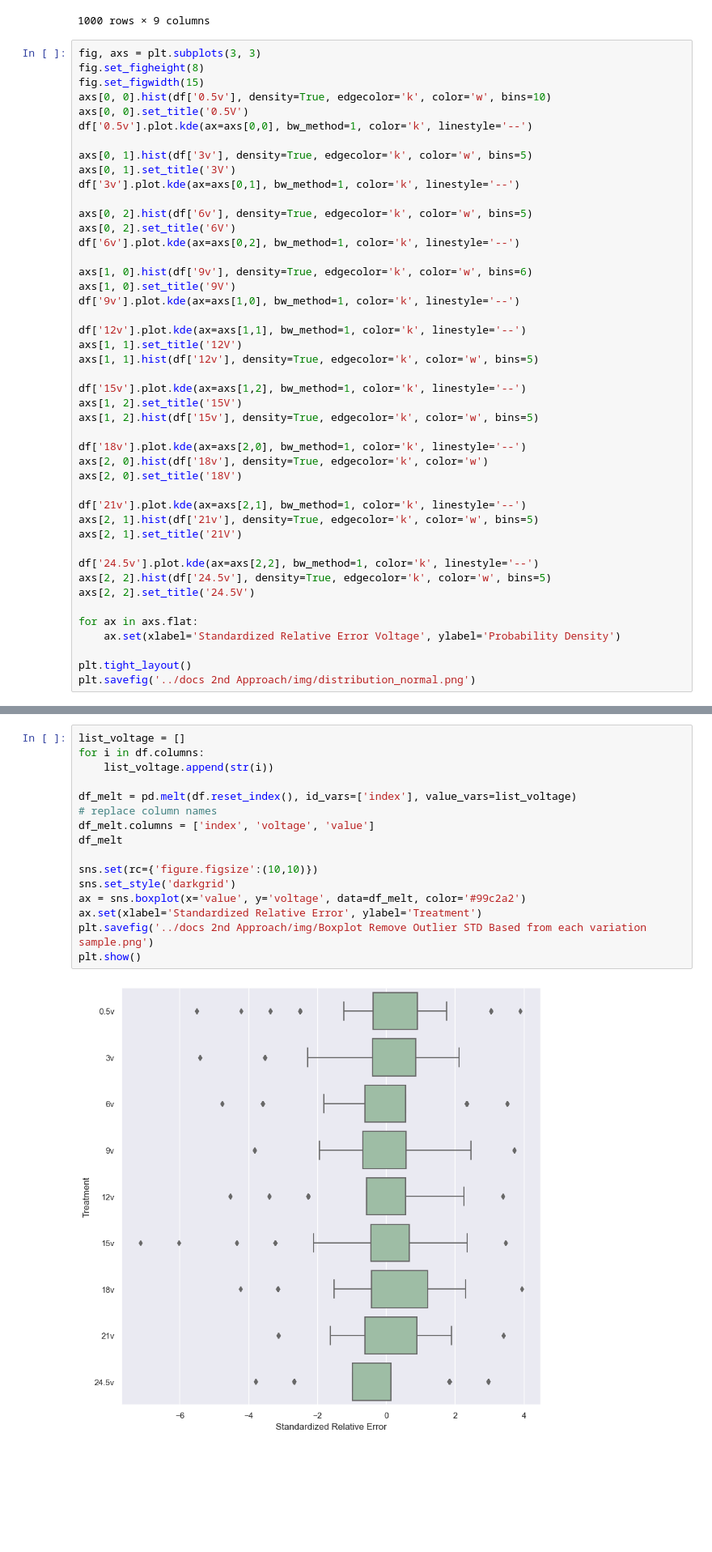
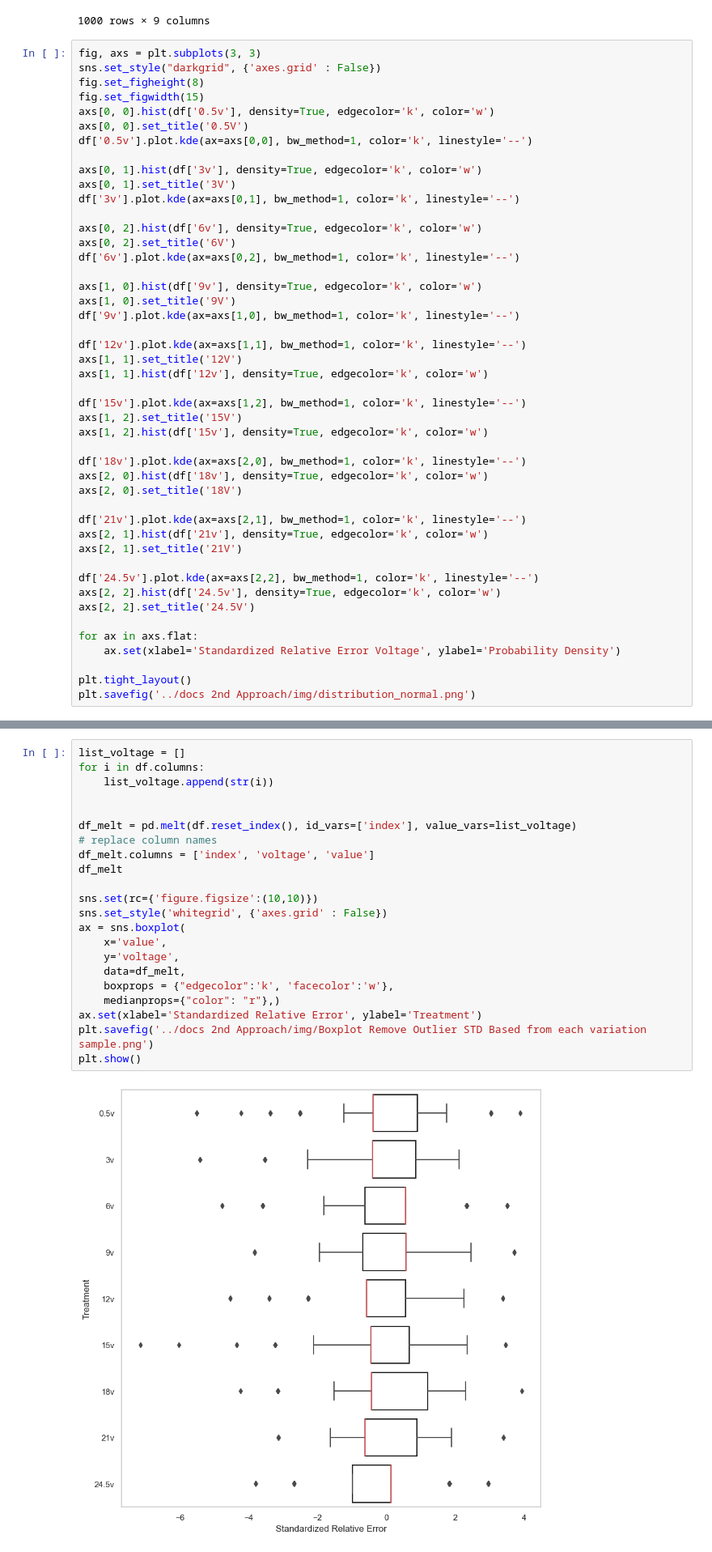
Before and after one commit to BiggusMaximus/Solar-Panel-Monitoring, a Jupyter notebook: Arduino-Bluetooth/2nd Approach/normal_distribution.ipynb, the cells around one changed output, grey strips where cells are left out. Shown at 81% size. Drawn from its saved outputs; the diff is of its cells as text; blank space fills up the shorter version.

```diff
--- a/Arduino-Bluetooth/2nd Approach/normal_distribution.ipynb
+++ b/Arduino-Bluetooth/2nd Approach/normal_distribution.ipynb
@@ -26,42 +26,43 @@ df
 1000 rows × 9 columns
 # %%
 fig, axs = plt.subplots(3, 3)
+sns.set_style("darkgrid", {'axes.grid' : False})
 fig.set_figheight(8)
 fig.set_figwidth(15)
-axs[0, 0].hist(df['0.5v'], density=True, edgecolor='k', color='w', bins=10)
+axs[0, 0].hist(df['0.5v'], density=True, edgecolor='k', color='w')
 axs[0, 0].set_title('0.5V')
 df['0.5v'].plot.kde(ax=axs[0,0], bw_method=1, color='k', linestyle='--')
 
-axs[0, 1].hist(df['3v'], density=True, edgecolor='k', color='w', bins=5)
+axs[0, 1].hist(df['3v'], density=True, edgecolor='k', color='w')
 axs[0, 1].set_title('3V')
 df['3v'].plot.kde(ax=axs[0,1], bw_method=1, color='k', linestyle='--')
 
-axs[0, 2].hist(df['6v'], density=True, edgecolor='k', color='w', bins=5)
+axs[0, 2].hist(df['6v'], density=True, edgecolor='k', color='w')
 axs[0, 2].set_title('6V')
 df['6v'].plot.kde(ax=axs[0,2], bw_method=1, color='k', linestyle='--')
 
-axs[1, 0].hist(df['9v'], density=True, edgecolor='k', color='w', bins=6)
+axs[1, 0].hist(df['9v'], density=True, edgecolor='k', color='w')
 axs[1, 0].set_title('9V')
 df['9v'].plot.kde(ax=axs[1,0], bw_method=1, color='k', linestyle='--')
 
 df['12v'].plot.kde(ax=axs[1,1], bw_method=1, color='k', linestyle='--')
 axs[1, 1].set_title('12V')
-axs[1, 1].hist(df['12v'], density=True, edgecolor='k', color='w', bins=5)
+axs[1, 1].hist(df['12v'], density=True, edgecolor='k', color='w')
 
 df['15v'].plot.kde(ax=axs[1,2], bw_method=1, color='k', linestyle='--')
 axs[1, 2].set_title('15V')
-axs[1, 2].hist(df['15v'], density=True, edgecolor='k', color='w', bins=5)
+axs[1, 2].hist(df['15v'], density=True, edgecolor='k', color='w')
 
 df['18v'].plot.kde(ax=axs[2,0], bw_method=1, color='k', linestyle='--')
 axs[2, 0].hist(df['18v'], density=True, edgecolor='k', color='w')
 axs[2, 0].set_title('18V')
 
 df['21v'].plot.kde(ax=axs[2,1], bw_method=1, color='k', linestyle='--')
-axs[2, 1].hist(df['21v'], density=True, edgecolor='k', color='w', bins=5)
+axs[2, 1].hist(df['21v'], density=True, edgecolor='k', color='w')
 axs[2, 1].set_title('21V')
 
 df['24.5v'].plot.kde(ax=axs[2,2], bw_method=1, color='k', linestyle='--')
-axs[2, 2].hist(df['24.5v'], density=True, edgecolor='k', color='w', bins=5)
+axs[2, 2].hist(df['24.5v'], density=True, edgecolor='k', color='w')
 axs[2, 2].set_title('24.5V')
 
 for ax in axs.flat:
@@ -74,18 +75,24 @@ plt.savefig('../docs 2nd Approach/img/distribution_normal.png')
 # %%
 list_voltage = []
 for i in df.columns:
     list_voltage.append(str(i))
+
 
 df_melt = pd.melt(df.reset_index(), id_vars=['index'], value_vars=list_voltage)
 # replace column names
 df_melt.columns = ['index', 'voltage', 'value']
 df_melt
 
 sns.set(rc={'figure.figsize':(10,10)})
-sns.set_style('darkgrid')
-ax = sns.boxplot(x='value', y='voltage', data=df_melt, color='#99c2a2')
+sns.set_style('whitegrid', {'axes.grid' : False})
+ax = sns.boxplot(
+    x='value',
+    y='voltage',
+    data=df_melt,
+    boxprops = {"edgecolor":'k', 'facecolor':'w'},
+    medianprops={"color": "r"},)
 ax.set(xlabel='Standardized Relative Error', ylabel='Treatment')
 plt.savefig('../docs 2nd Approach/img/Boxplot Remove Outlier STD Based from each variation sample.png')
 plt.show()
 # %% [output]
-[figure, old version]
+[figure, new version]
```
Also changed, not shown: parts of 1 cell of this notebook, 40 other files.
